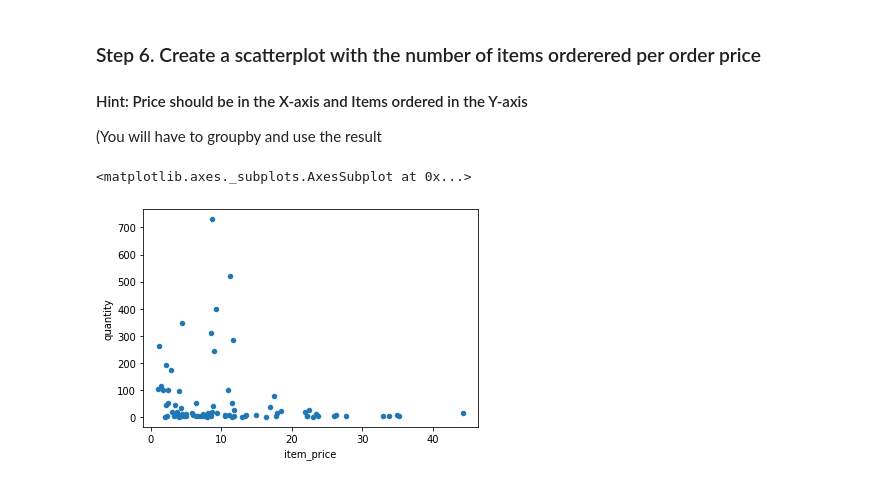
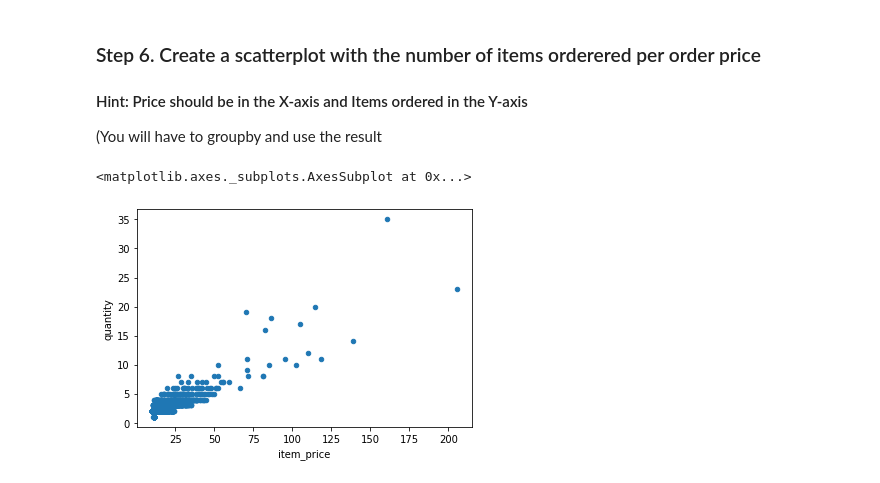
Before and after one commit to Laura-Puckett/INF502, a Jupyter notebook: HW6b.ipynb, the cells around one changed output. Saved outputs shown, nothing was run; the diff lists cells and outputs as text; code cells hidden in the pictures.

Commit message:
grouped by order_id not item_price

```diff
--- a/HW6b.ipynb
+++ b/HW6b.ipynb
@@ -63,7 +62,7 @@ chipo.groupby("item_name").sum()['quantity'].sort_values().tail(5).hist()
 #### Hint: Price should be in the X-axis and Items ordered in the Y-axis
 (You will have to groupby and use the result
 # %%
-chipo.groupby("item_price", as_index=False).sum().plot.scatter(x = 'item_price', y = 'quantity')
+chipo.groupby("order_id", as_index=False).sum().plot.scatter(x = 'item_price', y = 'quantity')
 # %% [output]
 <matplotlib.axes._subplots.AxesSubplot at 0x...>
-[figure, old version]
+[figure, new version]
```
Also changed, not shown: parts of 1 cell of this notebook.
